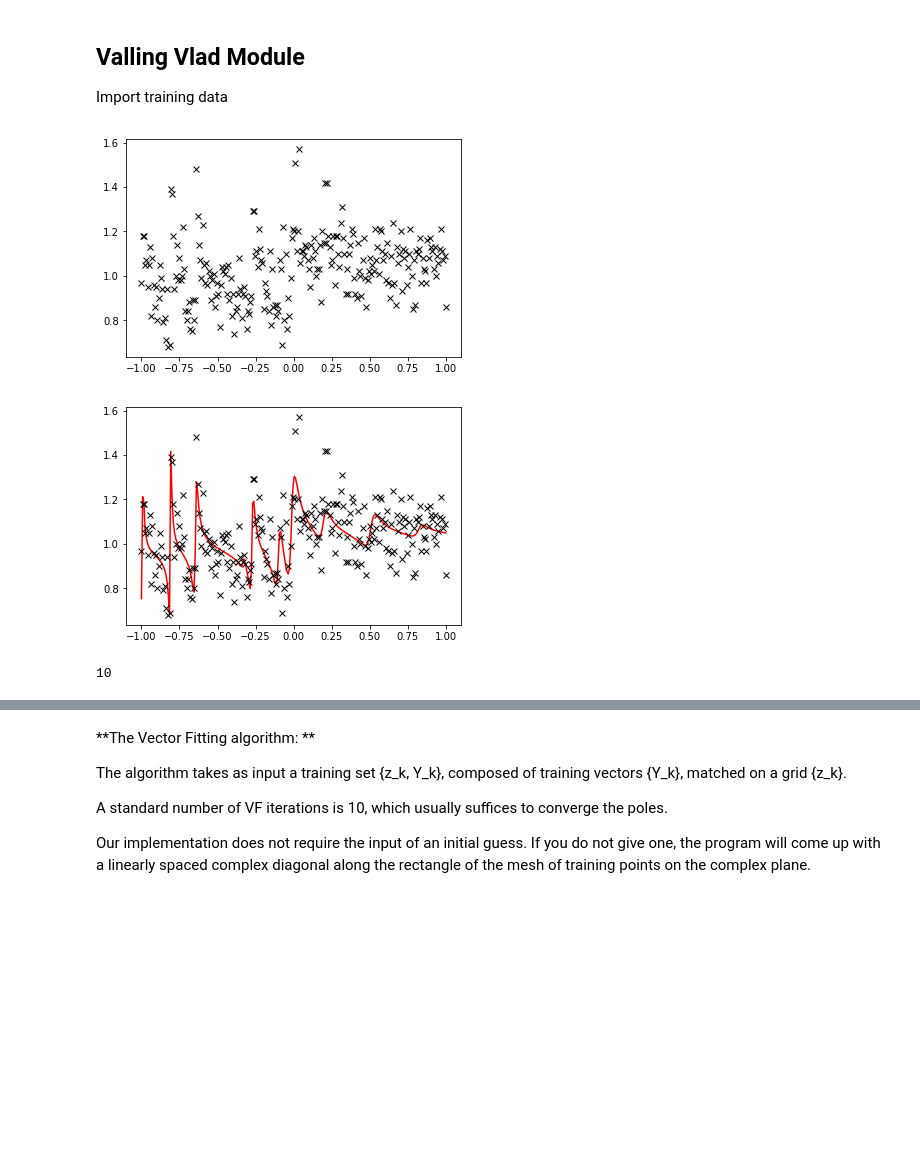
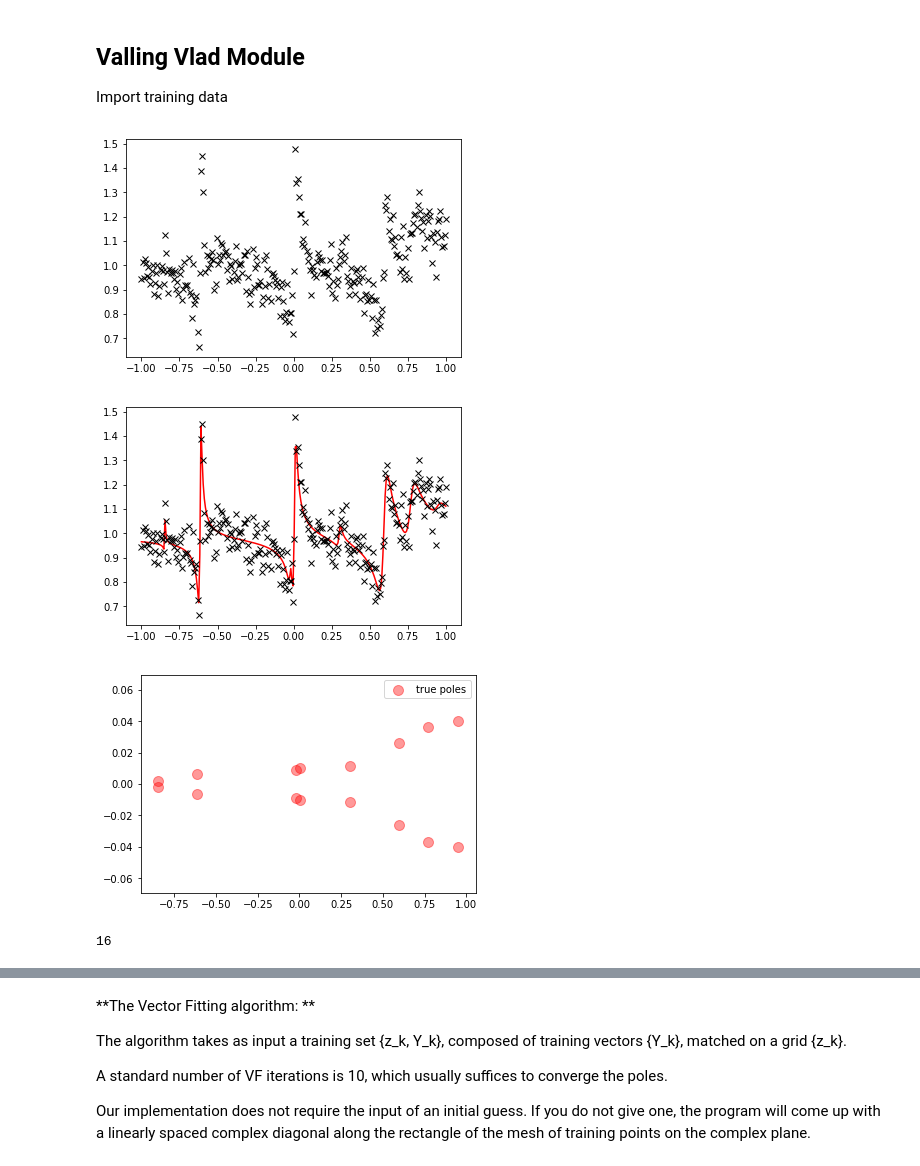
Before and after one commit to fflores97/Rational-Matrix-Machines, a Jupyter notebook: RMM_Vlad_data.ipynb, the cells around one changed output, grey strips where cells are left out. Saved outputs shown, nothing was run; the diff lists cells and outputs as text; code cells hidden in the pictures; blank space fills up the shorter version.

```diff
--- a/RMM_Vlad_data.ipynb
+++ b/RMM_Vlad_data.ipynb
@@ -88,23 +102,30 @@ def poles_finding_rate(true_poles, fit_poles):
 Import training data
 # %%
 from rmm import utils as utils
-x, data_1, data_2, true_value_1, true_value_2, poles, residues = utils.load_data("training_data/run1")
+x, data_1, data_2, true_value_1, true_value_2, poles, residues = utils.load_data("training_data/run12/synthetic/run71")
 data_1 = data_1.view('float')
 true_value_1 = true_value_1.view('float')
 # %%
 ## Ploting the noisy training points upon the real data
 fig_training_points = plt.figure()
 #plt.plot(z_train, Y_true, 'r', label='Y_true')
 plt.plot(x, data_1, 'x k', label = 'Y_train')
 plt.show()
 
 fig_training_points = plt.figure()
 plt.plot(x, true_value_1, 'r', label='Y_true')
 plt.plot(x, data_1, 'x k', label = 'Y_train')
 plt.show()
+
+fig_true_poles = plt.figure()
+plt.scatter(np.real(poles), np.imag(poles), alpha=0.4,
+            s=100, c='red', cmap='viridis', label='true poles')
+plt.legend()
+plt.show()
 # %% [output]
-[figure, old version]
+[figure, new version]
-[figure, old version]
+[figure, new version]
+[figure, added]
 # %%
 z_train = x
 Y_train = data_1
@@ -119,7 +140,7 @@ true_offset = np.array([1])
 # %%
 number_true_poles
 # %% [output]
-10
+16
 # %%
 ## Ploting the noisy training points upon the real data
 fig_training_points = plt.figure()
```
Also changed, not shown: parts of 16 cells of this notebook, 8 other files.
